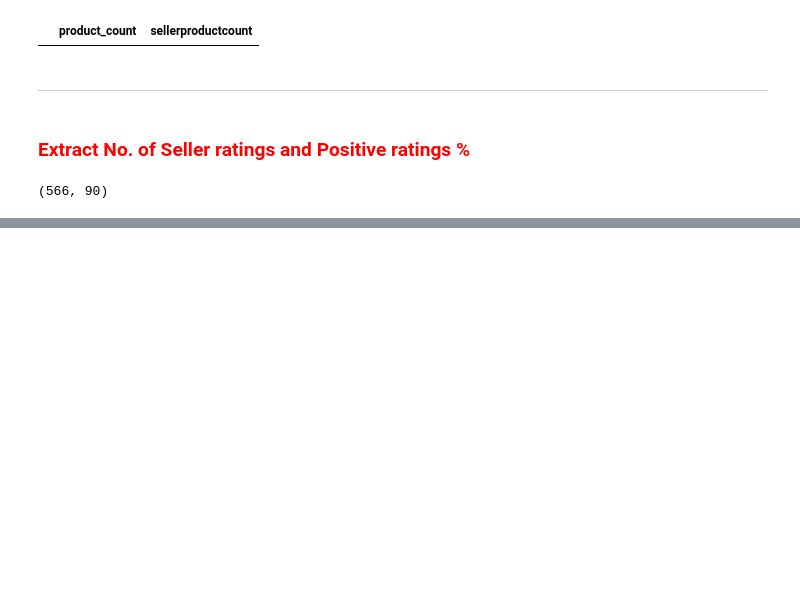
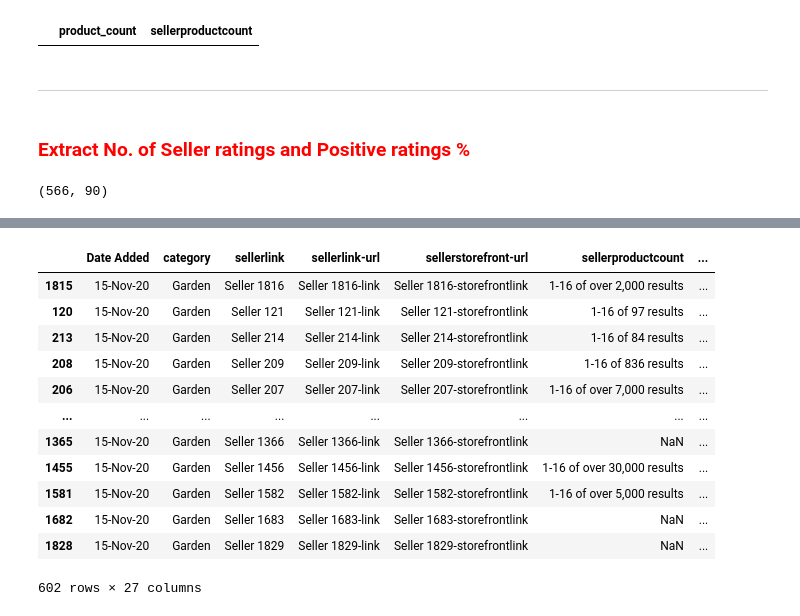
Before and after one commit to gamebusterz/razorgroup-assignment, a Jupyter notebook: razor.ipynb, the cells around one changed output, grey strips where cells are left out. Drawn from its saved outputs; the diff is of its cells as text; code cells hidden in the pictures; blank space fills up the shorter version.

```diff
--- a/razor.ipynb
+++ b/razor.ipynb
@@ -131,0 +376,16 @@ df.head(5)
+# %%
+df.sort_values('positive_rating_perc',ascending=False)
+# %% [output]
+|  | Date Added | category | sellerlink | sellerlink-url | sellerstorefront-url | sellerproductcount | ... |
+| 1815 | 15-Nov-20 | Garden | Seller 1816 | Seller 1816-link | Seller 1816-storefrontlink | 1-16 of over 2,000 results | ... |
+| 120 | 15-Nov-20 | Garden | Seller 121 | Seller 121-link | Seller 121-storefrontlink | 1-16 of 97 results | ... |
+| 213 | 15-Nov-20 | Garden | Seller 214 | Seller 214-link | Seller 214-storefrontlink | 1-16 of 84 results | ... |
+| 208 | 15-Nov-20 | Garden | Seller 209 | Seller 209-link | Seller 209-storefrontlink | 1-16 of 836 results | ... |
+| 206 | 15-Nov-20 | Garden | Seller 207 | Seller 207-link | Seller 207-storefrontlink | 1-16 of over 7,000 results | ... |
+| ... | ... | ... | ... | ... | ... | ... | ... |
+| 1365 | 15-Nov-20 | Garden | Seller 1366 | Seller 1366-link | Seller 1366-storefrontlink | NaN | ... |
+| 1455 | 15-Nov-20 | Garden | Seller 1456 | Seller 1456-link | Seller 1456-storefrontlink | 1-16 of over 30,000 results | ... |
+| 1581 | 15-Nov-20 | Garden | Seller 1582 | Seller 1582-link | Seller 1582-storefrontlink | 1-16 of over 5,000 results | ... |
+| 1682 | 15-Nov-20 | Garden | Seller 1683 | Seller 1683-link | Seller 1683-storefrontlink | NaN | ... |
+| 1828 | 15-Nov-20 | Garden | Seller 1829 | Seller 1829-link | Seller 1829-storefrontlink | NaN | ... |
+602 rows × 27 columns
```
Also changed, not shown: parts of 30 cells of this notebook, 1 other file.
